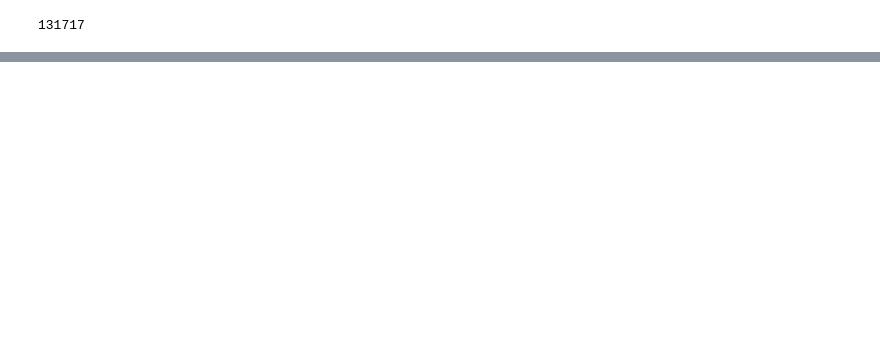
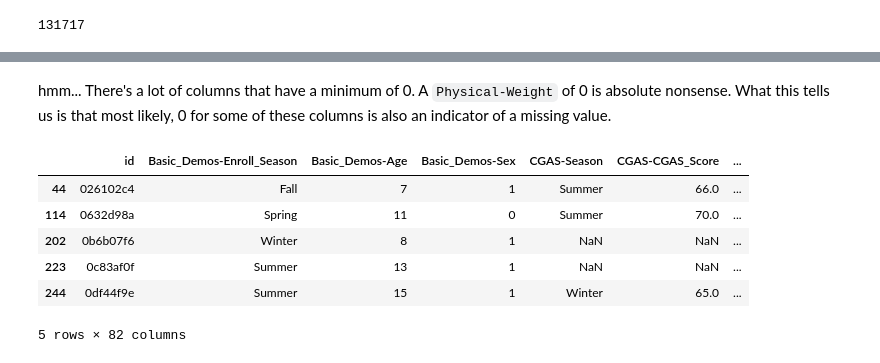
Before and after one commit to k3liang/Problematic-Internet-Use-Predictor, a Jupyter notebook: EDA.ipynb, the cells around one changed output, grey strips where cells are left out. Cells and saved outputs as stored; diff of their text form; code cells hidden in the pictures; blank space fills up the shorter version.

```diff
--- a/EDA.ipynb
+++ b/EDA.ipynb
@@ -68,0 +248,12 @@ df2.isnull().sum().sum() # 131717 missing values!!!!! terrible data
+# %% [markdown]
+hmm... There's a lot of columns that have a minimum of 0. A `Physical-Weight` of 0 is absolute nonsense. What this tells us is that most likely, 0 for some of these columns is also an indicator of a missing value.
+# %%
+df[df['Physical-Weight'] == 0].head()
+# %% [output]
+|  | id | Basic_Demos-Enroll_Season | Basic_Demos-Age | Basic_Demos-Sex | CGAS-Season | CGAS-CGAS_Score | ... |
+| 44 | 026102c4 | Fall | 7 | 1 | Summer | 66.0 | ... |
+| 114 | 0632d98a | Spring | 11 | 0 | Summer | 70.0 | ... |
+| 202 | 0b6b07f6 | Winter | 8 | 1 | NaN | NaN | ... |
+| 223 | 0c83af0f | Summer | 13 | 1 | NaN | NaN | ... |
+| 244 | 0df44f9e | Summer | 15 | 1 | Winter | 65.0 | ... |
+5 rows × 82 columns
```
Also changed, not shown: parts of 37 cells of this notebook.
